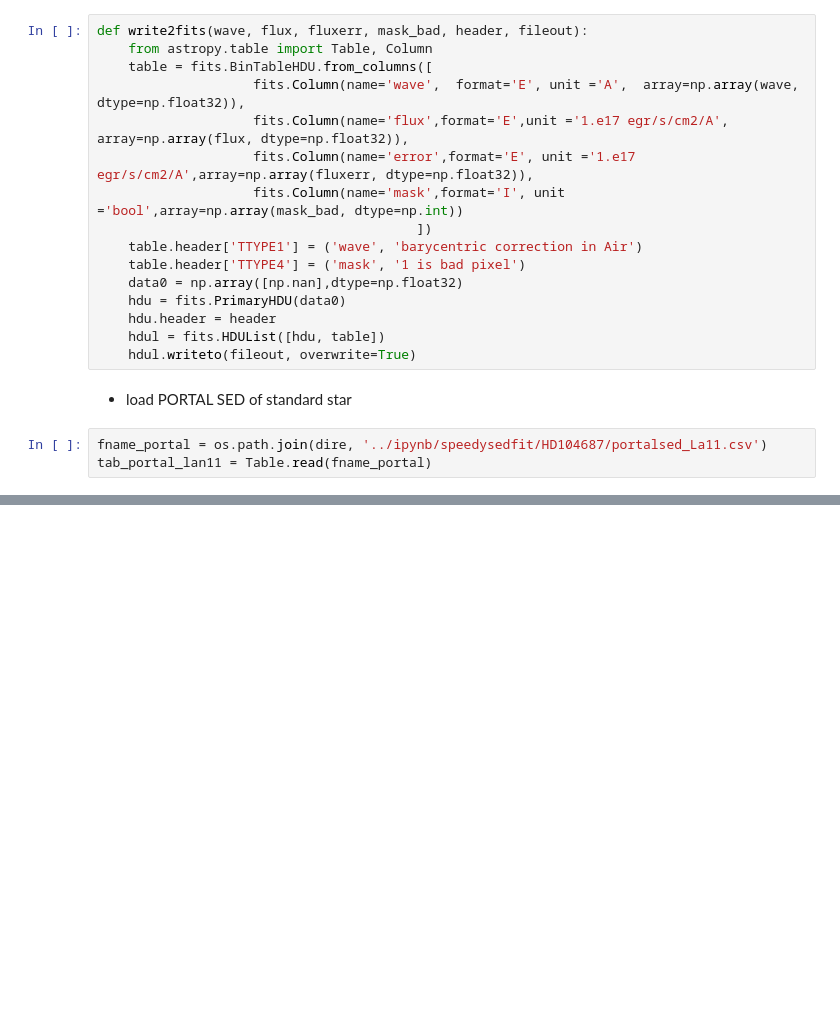
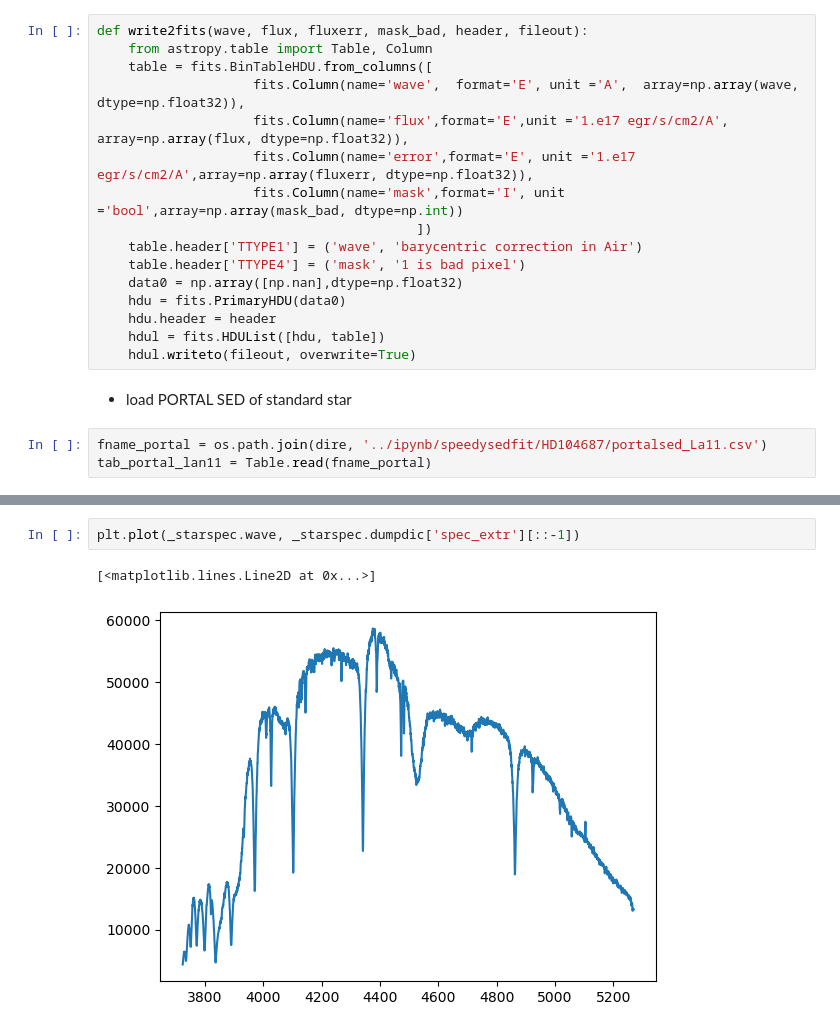
Before and after one commit to lidihei/pyexspec, a Jupyter notebook: ipynb/flux_calibrate.ipynb, the cells around one changed output, grey strips where cells are left out. Cells and saved outputs as stored; diff of their text form; blank space fills up the shorter version.

```diff
--- a/ipynb/flux_calibrate.ipynb
+++ b/ipynb/flux_calibrate.ipynb
@@ -535,0 +586,5 @@ No artists with labels found to put in legend.  Note that artists whose label st
+# %%
+plt.plot(_starspec.wave, _starspec.dumpdic['spec_extr'][::-1])
+# %% [output]
+[<matplotlib.lines.Line2D at 0x...>]
+[figure, added]
```
Also changed, not shown: parts of 2 cells of this notebook, 5 other files.
